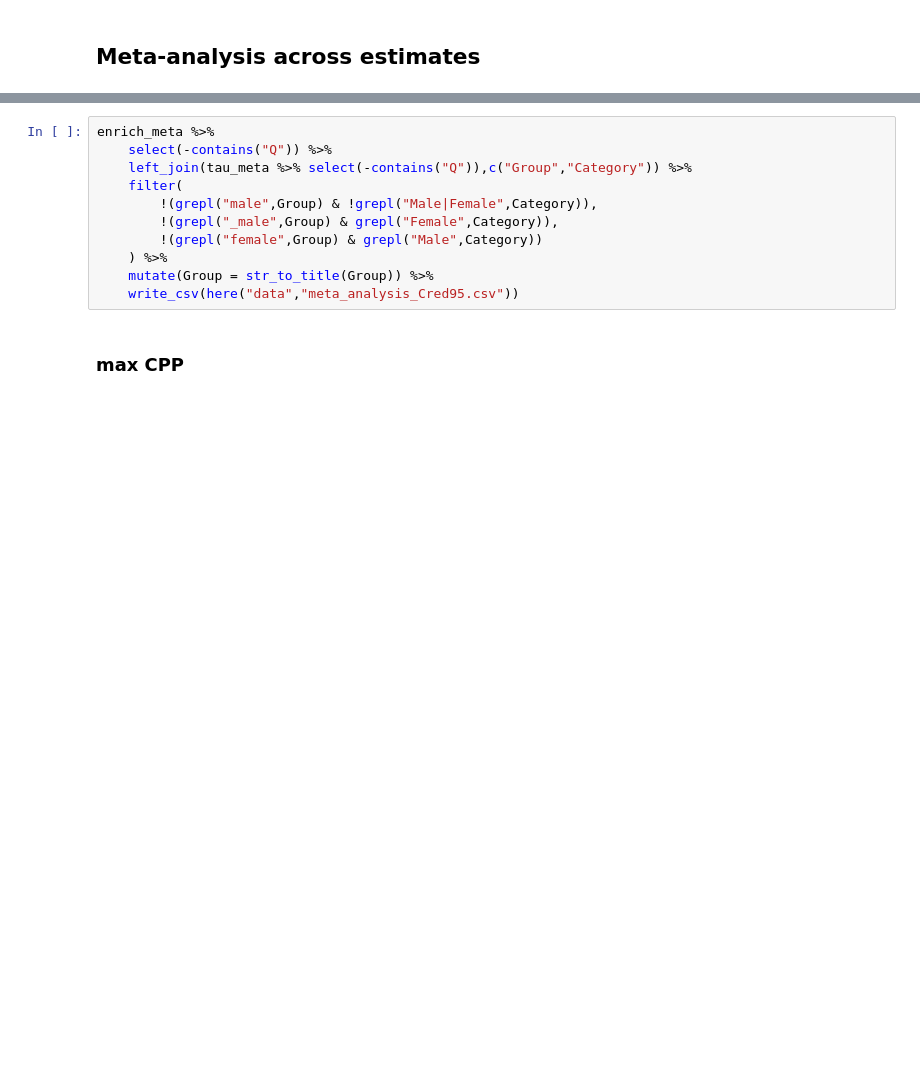
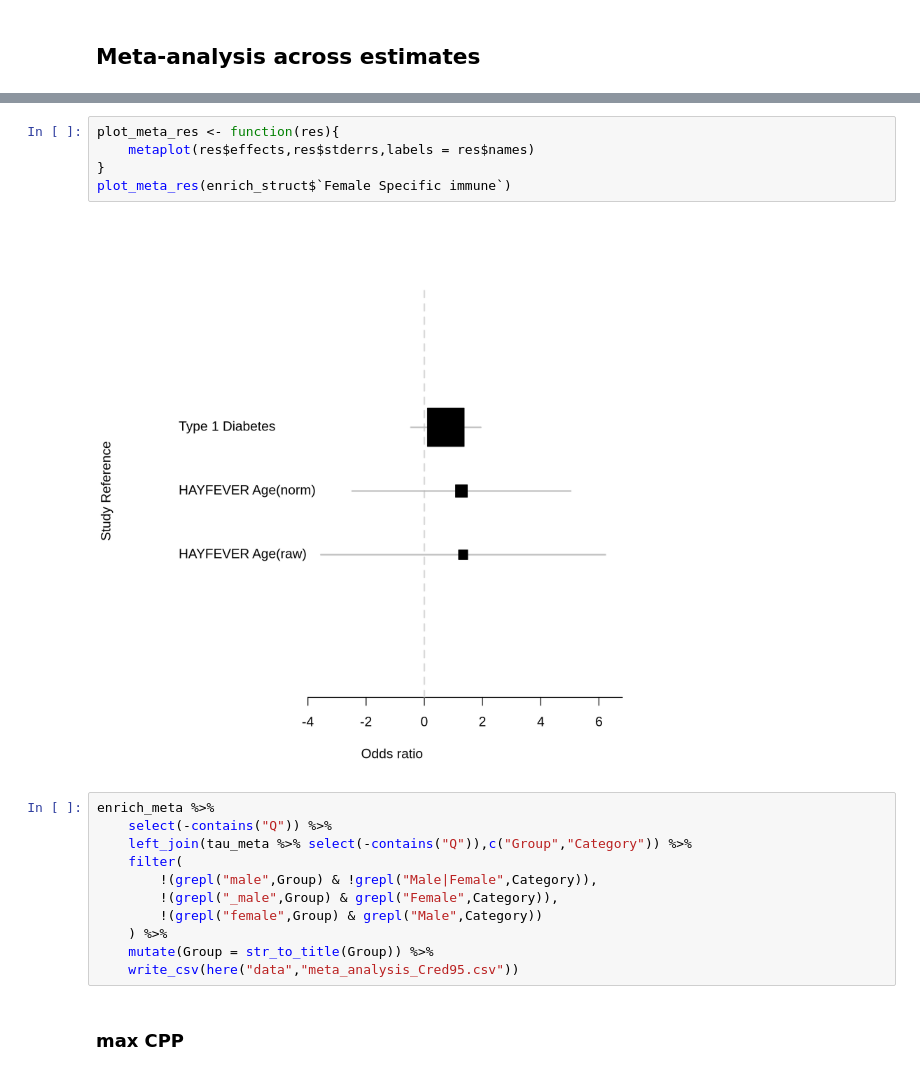
Before and after one commit to wilcas/sex_specific_mQTL, a Jupyter notebook: delahaye_mQTL_analyses/top_cpg_ldsc_analysis.ipynb, the cells around one changed output, grey strips where cells are left out. Drawn from its saved outputs; the diff is of its cells as text; blank space fills up the shorter version.

```diff
--- a/delahaye_mQTL_analyses/top_cpg_ldsc_analysis.ipynb
+++ b/delahaye_mQTL_analyses/top_cpg_ldsc_analysis.ipynb
@@ -882,3 +924,10 @@ values
+# %%
+plot_meta_res <- function(res){
+    metaplot(res$effects,res$stderrs,labels = res$names)
+}
+plot_meta_res(enrich_struct$`Female Specific immune`)
+# %% [output]
+[figure, added]
 # %%
 enrich_meta %>%
     select(-contains("Q")) %>%
```
Also changed, not shown: parts of 6 cells of this notebook.
